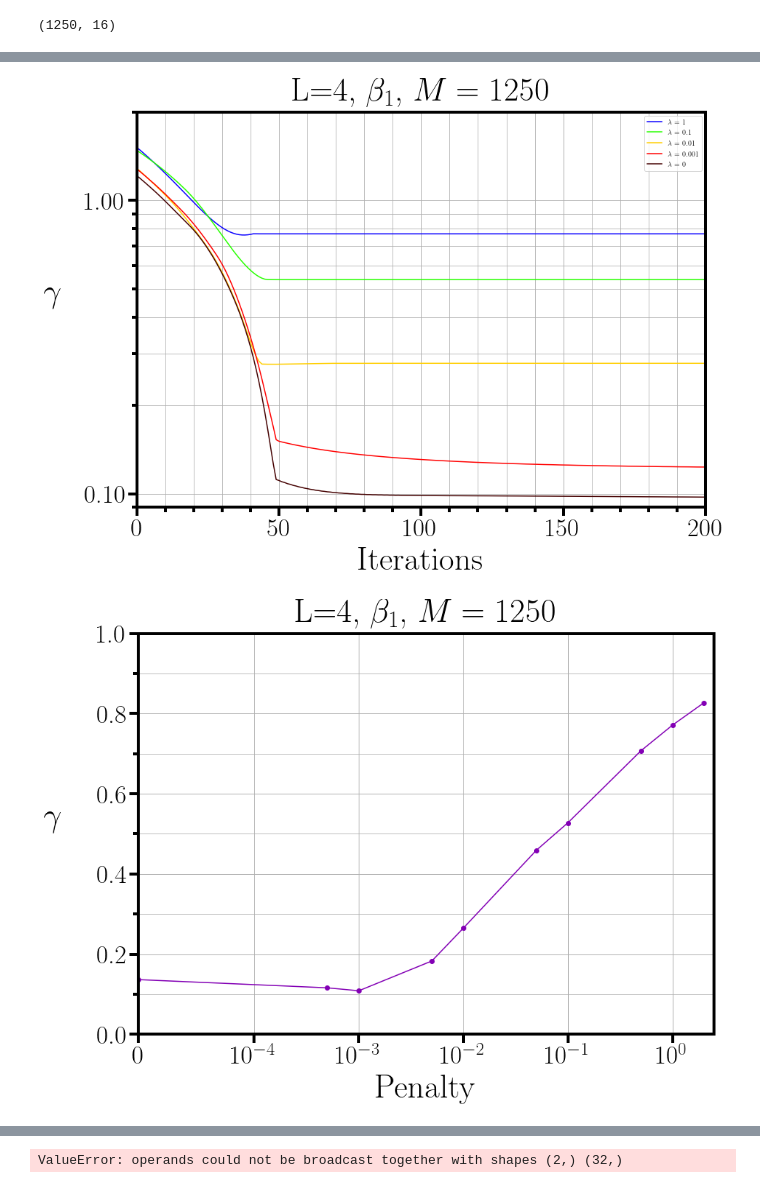
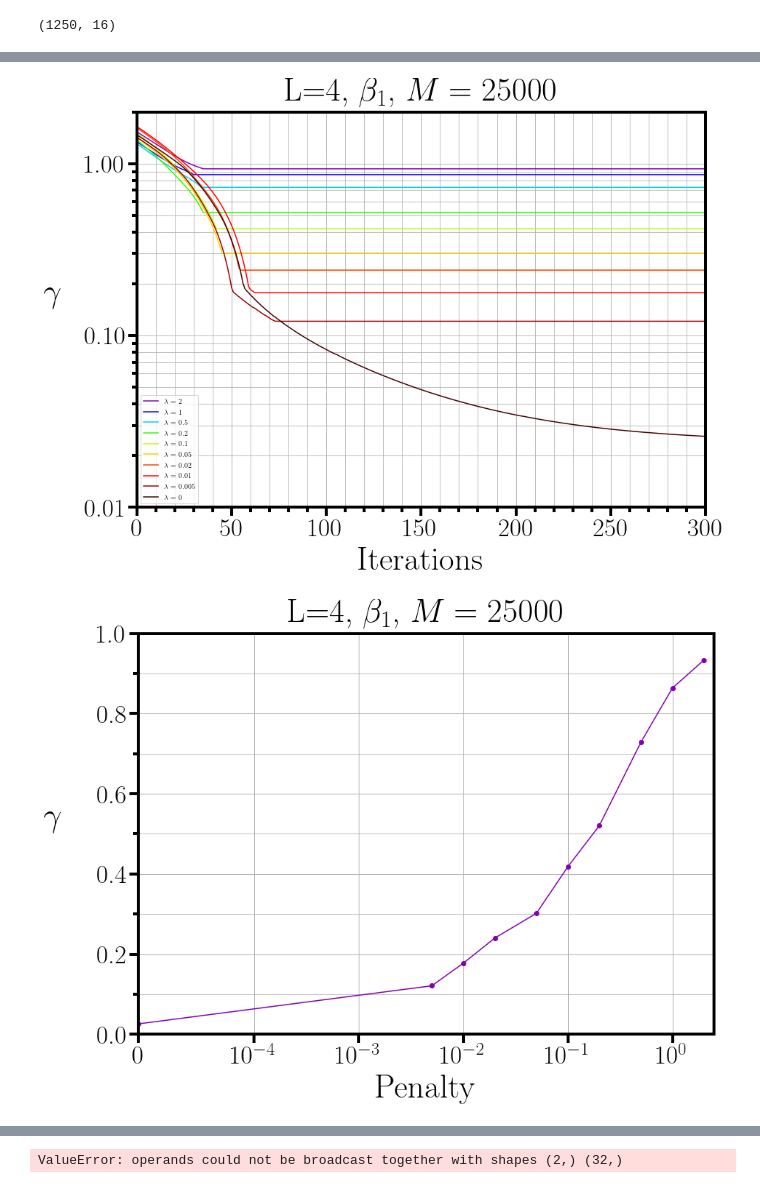
Before and after one commit to pedemonte96/TFG_physics_2019, a Jupyter notebook: gradient_descent/square_bonds_L4_T1_S1_gradient_descent.ipynb, the cells around one changed output, grey strips where cells are left out. Saved outputs shown, nothing was run; the diff lists cells and outputs as text; code cells hidden in the pictures.

```diff
--- a/gradient_descent/square_bonds_L4_T1_S1_gradient_descent.ipynb
+++ b/gradient_descent/square_bonds_L4_T1_S1_gradient_descent.ipynb
@@ -19,7 +19,7 @@ def string_to_spin(string):
     :param string: String: original string.
     :return: np.array: Spins.
     """
-    return (np.array(list(map(int, list(string)))) * 2 - 1)
+    return np.array([-1 if a == '0' else 1 for a in string])
 
 def read_configurations(name, n):
     """
@@ -311,14 +371,16 @@ print(sample1.shape)
 (1250, 16)
 # %%
 """
-print(pseudolikelihood_gradient_descent_penalty(j1, sample1, f_nbrs(n), temp=t1))
+classes_p = class_matrix(sample1)
+classes_j = class_matrix_jacobian(sample1)
+print(pseudolikelihood_gradient_descent_penalty(j1, sample1, f_nbrs(n), classes_p, temp=t1))
 n = 16
 max_i = 10
 for i in range(max_i):
     j = np.random.uniform(-1, 1, size=(n,2))
-    jaco = jacobian_pseudo_penalty(j, sample1, f_nbrs(n), temp=0.5)
+    jaco = jacobian_pseudo_penalty(j, sample1, f_nbrs(n), classes_j, temp=t1)
     #print(jaco)
 
-    print(pseudolikelihood_gradient_descent_penalty(j, sample1, f_nbrs(n), temp=t1) - pseudolikelihood_gradient_descent_penalty(j - 0.1*jaco, sample1, f_nbrs(n), temp=t1))
+    print(pseudolikelihood_gradient_descent_penalty(j, sample1, f_nbrs(n), classes_p, temp=t1) - pseudolikelihood_gradient_descent_penalty(j - 0.1*jaco, sample1, f_nbrs(n), classes_p, temp=t1))
 """
 # %% [output]
@@ -325,0 +388,3 @@ for i in range(max_i):
+# %%
+classes_p = class_matrix(spins)
+classes_j = class_matrix_jacobian(spins)
@@ -364,4 +436,0 @@ result10 = gradient_descent(lambda j: pseudolikelihood_gradient_descent_penalty(
-# %%
-result6 = gradient_descent(lambda j: pseudolikelihood_gradient_descent_penalty(j, sample1, nbrs=nbrs, temp=t1, penalty=0.01),
-                          lambda j: jacobian_pseudo_penalty(j, sample1, nbrs=nbrs, temp=t1, penalty=0.01),
-                          np.random.uniform(-1, 1, size=(n,2)), j1, max_iter=max_iterations)
@@ -435,20 +527,20 @@ colors_dif = [[255,0,0], [255,91,0], [255,198,0], [198,255,0], [91,255,0], [0,25
 colors_dif = np.array(colors_dif)/255.0
 plt.figure(figsize = (14, 10))
 ax = plt.axes()
-plt.title(r'L=4, $\beta_1$, $M=1250$', fontsize=45, y=1.005)
+plt.title(r'L=4, $\beta_1$, $M=25000$', fontsize=45, y=1.005)
 plt.xlabel(r'Iterations', rotation=0, fontsize=45)
 plt.ylabel(r'$\gamma$', rotation=0, fontsize=45)
 ax.xaxis.set_label_coords(0.5, -0.1)
 ax.yaxis.set_label_coords(-0.15, 0.5)
-#plt.plot(x, result1[2], color=colors_sp[0], label=r'$\lambda$ = 2')
+plt.plot(x, result1[2], color=colors_sp[0], label=r'$\lambda$ = 2')
 plt.plot(x, result2[2], color=colors_sp[1], label=r'$\lambda$ = 1')
-#plt.plot(x, result3[2], color=colors_sp[2], label=r'$\lambda$ = 0.5')
-plt.plot(x, result4[2], color=colors_sp[3], label=r'$\lambda$ = 0.1')
-#plt.plot(x, result5[2], color=colors_sp[4], label=r'$\lambda$ = 0.05')
-plt.plot(x, result6[2], color=colors_sp[5], label=r'$\lambda$ = 0.01')
-#plt.plot(x, result7[2], color=colors_sp[6], label=r'$\lambda$ = 0.005')
-plt.plot(x, result8[2], color=colors_sp[7], label=r'$\lambda$ = 0.001')
-#plt.plot(x, result9[2], color=colors_sp[8], label=r'$\lambda$ = 0.0005')
+plt.plot(x, result3[2], color=colors_sp[2], label=r'$\lambda$ = 0.5')
+plt.plot(x, result4[2], color=colors_sp[3], label=r'$\lambda$ = 0.2')
+plt.plot(x, result5[2], color=colors_sp[4], label=r'$\lambda$ = 0.1')
+plt.plot(x, result6[2], color=colors_sp[5], label=r'$\lambda$ = 0.05')
+plt.plot(x, result7[2], color=colors_sp[6], label=r'$\lambda$ = 0.02')
+plt.plot(x, result8[2], color=colors_sp[7], label=r'$\lambda$ = 0.01')
+plt.plot(x, result9[2], color=colors_sp[8], label=r'$\lambda$ = 0.005')
 plt.plot(x, result10[2], color=colors_sp[9], label=r'$\lambda$ = 0')
 #avg = np.mean(np.vstack((result1[2],result2[2],result3[2],result4[2],result5[2],result6[2],
 #                         result7[2],result8[2],result9[2],result10[2])), axis=0)
@@ -458,44 +550,44 @@ plt.plot(x, result10[2], color=colors_sp[9], label=r'$\lambda$ = 0')
 #write_error_to_file('L4_T1_S1_error_m12500_t200_std.txt', std)
 #plt.fill_between(x, avg - std, avg + std, color=color1, alpha=0.2)
 #plt.plot(x, avg, color=color1, linewidth=wl)
 #plt.plot((np.max(x)*0.9, np.max(x)*0.9), (1e-2,2), color='#55ff00', label='y=x', zorder=1, linewidth=3, alpha=1)
 #plt.plot(x, result2[1], color='#00bb00')
 #plt.plot(x, result3[1], color='#0000bb')
 plt.yscale('log')
-plt.ylim(9e-2, 2)
+plt.ylim(1e-2, 2)
 plt.xlim(0, np.max(x))
 
 # Make a plot with major ticks that are multiples of 20 and minor ticks that
 # are multiples of 5.  Label major ticks with '%d' formatting but don't label
 # minor ticks.
 ax.xaxis.set_major_locator(MultipleLocator(50))
 ax.xaxis.set_major_formatter(FormatStrFormatter('%d'))
 # For the minor ticks, use no labels; default NullFormatter.
 ax.xaxis.set_minor_locator(MultipleLocator(10))
 ax.yaxis.set_major_formatter(FormatStrFormatter('%.2f'))
 
 plt.xticks(fontsize=35)
 plt.yticks(fontsize=35)
 ax.tick_params(which='both', width=4)
 ax.tick_params(which='major', length=12)
 ax.tick_params(which='minor', length=7)
 for axis in ['top','bottom','left','right']:
     ax.spines[axis].set_linewidth(4)
 plt.legend()
 #plt.setp( ax.xaxis.get_majorticklabels(), rotation=-45, ha="left", rotation_mode="anchor")
 plt.grid(True, which='both')
-plt.savefig('error_L4_T1_M1250_t200_penalties2.png', bbox_inches = 'tight')
+plt.savefig('error_L4_T1_M25000_t300_penalties.png', bbox_inches = 'tight')
 plt.show()
 # %% [output]
-[figure, old version]
+[figure, new version]
 # %%
 final_errors = [result1[2][-1], result2[2][-1], result3[2][-1], result4[2][-1], result5[2][-1],
                 result6[2][-1], result7[2][-1], result8[2][-1], result9[2][-1], result10[2][-1]]
-penalties = [2, 1, 0.5, 0.1, 0.05, 0.01, 0.005, 0.001, 0.0005, 0]
+penalties = [2, 1, 0.5, 0.2, 0.1, 0.05, 0.02, 0.01, 0.005, 0]
 
 plt.figure(figsize = (14, 10))
 ax = plt.axes()
-plt.title(r'L=4, $\beta_1$, $M=1250$', fontsize=45, y=1.005)
+plt.title(r'L=4, $\beta_1$, $M=25000$', fontsize=45, y=1.005)
 plt.xlabel(r'Penalty', rotation=0, fontsize=45)
 plt.ylabel(r'$\gamma$', rotation=0, fontsize=45)
 ax.xaxis.set_label_coords(0.5, -0.1)
@@ -519,7 +611,7 @@ for axis in ['top','bottom','left','right']:
 #plt.legend()
 #plt.setp( ax.xaxis.get_majorticklabels(), rotation=-45, ha="left", rotation_mode="anchor")
 plt.grid(True, which='both')
-plt.savefig('error_L4_T1_M1250_t200_vs_pen.png', bbox_inches = 'tight')
+plt.savefig('error_L4_T1_M25000_t300_vs_pen.png', bbox_inches = 'tight')
 plt.show()
 # %% [output]
-[figure, old version]
+[figure, new version]
```
Also changed, not shown: parts of 16 cells of this notebook, 6 other files.
